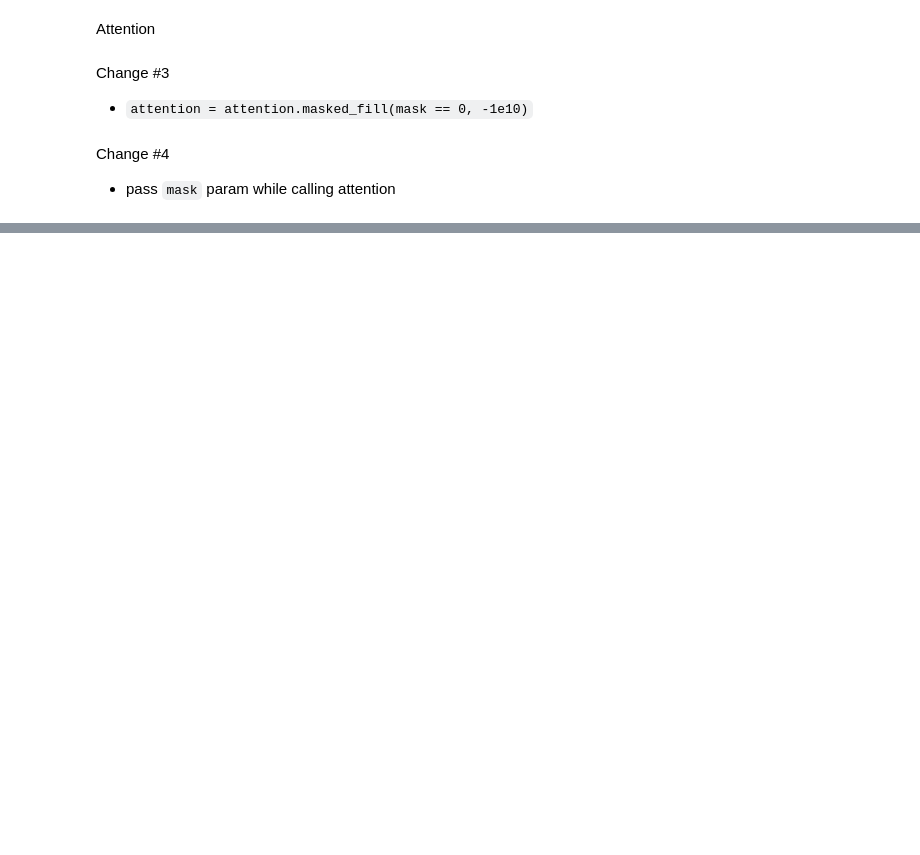
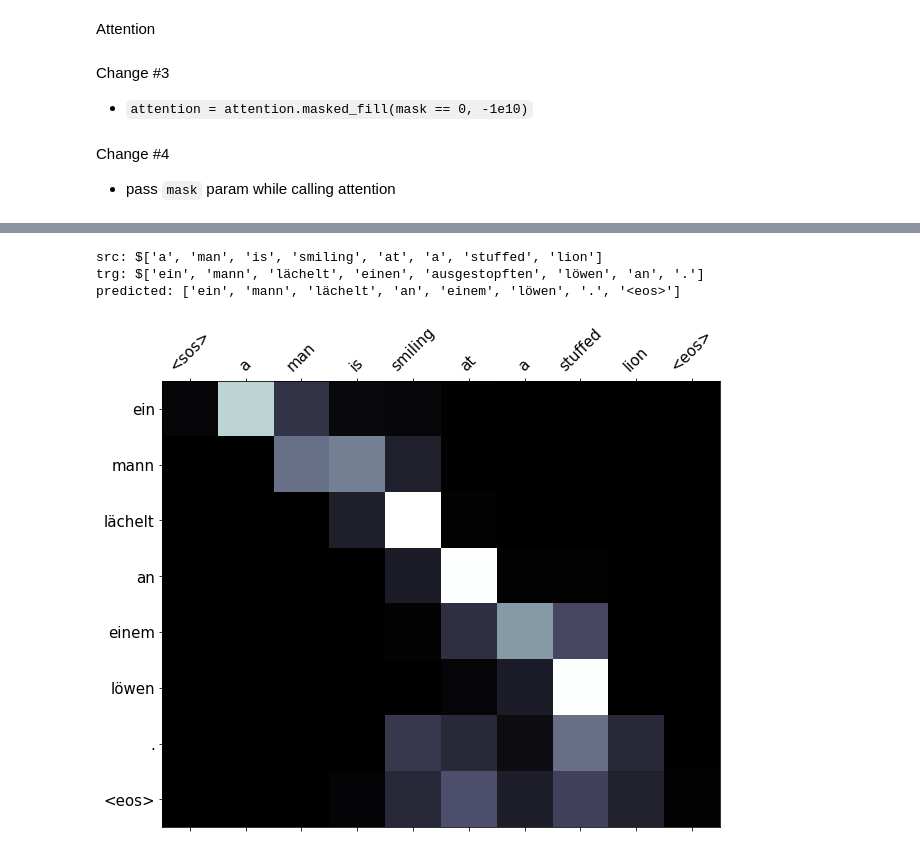
Before and after one commit to kumarchandan/END, a Jupyter notebook: week10/2_Attention_Packed_Padded_Sequences_Masking_Inference_and_BLEU.ipynb, the cells around one changed output, grey strips where cells are left out. Cells and saved outputs as stored; diff of their text form; code cells hidden in the pictures; blank space fills up the shorter version.

```diff
--- a/week10/2_Attention_Packed_Padded_Sequences_Masking_Inference_and_BLEU.ipynb
+++ b/week10/2_Attention_Packed_Padded_Sequences_Masking_Inference_and_BLEU.ipynb
@@ -501,0 +538,22 @@ print(f'| Test Loss: {test_loss:.3f} | Test PPL: {math.exp(test_loss):7.3f} |')
+# %%
+import matplotlib.pyplot as plt
+from matplotlib import ticker
+
+def display_attention(sentence, translation, attention):
+
+  fig = plt.figure(figsize=(10, 10))
+  ax = fig.add_subplot(111)
+
+  attention = attention.squeeze(1).cpu().detach().numpy()
+
+  cax = ax.matshow(attention, cmap='bone')
+
+  ax.tick_params(labelsize=15)
+  ax.set_xticklabels(['']+['<sos>']+[t.lower() for t in sentence]+['<eos>'], rotation=45)
+  ax.set_yticklabels(['']+translation)
+
+  ax.xaxis.set_major_locator(ticker.MultipleLocator(1))
+  ax.yaxis.set_major_locator(ticker.MultipleLocator(1))
+
+  plt.show()
+  plt.close()
@@ -501,0 +607,21 @@ print(f'| Test Loss: {test_loss:.3f} | Test PPL: {math.exp(test_loss):7.3f} |')
+# %%
+def translate_and_display_attention(idx):
+
+  src = vars(train_data.examples[idx])['src']
+  trg = vars(train_data.examples[idx])['trg']
+
+  print(f'src: ${src}')
+  print(f'trg: ${trg}')
+
+  translation, attention = translate_sentence(src, SRC, TRG, model, device)
+
+  print(f'predicted: {translation}')
+
+  display_attention(src, translation, attention)
+# %%
+translate_and_display_attention(6)
+# %% [output]
+src: $['a', 'man', 'is', 'smiling', 'at', 'a', 'stuffed', 'lion']
+trg: $['ein', 'mann', 'lächelt', 'einen', 'ausgestopften', 'löwen', 'an', '.']
+predicted: ['ein', 'mann', 'lächelt', 'an', 'einem', 'löwen', '.', '<eos>']
+[figure, added]
```
Also changed, not shown: parts of 23 cells of this notebook.
